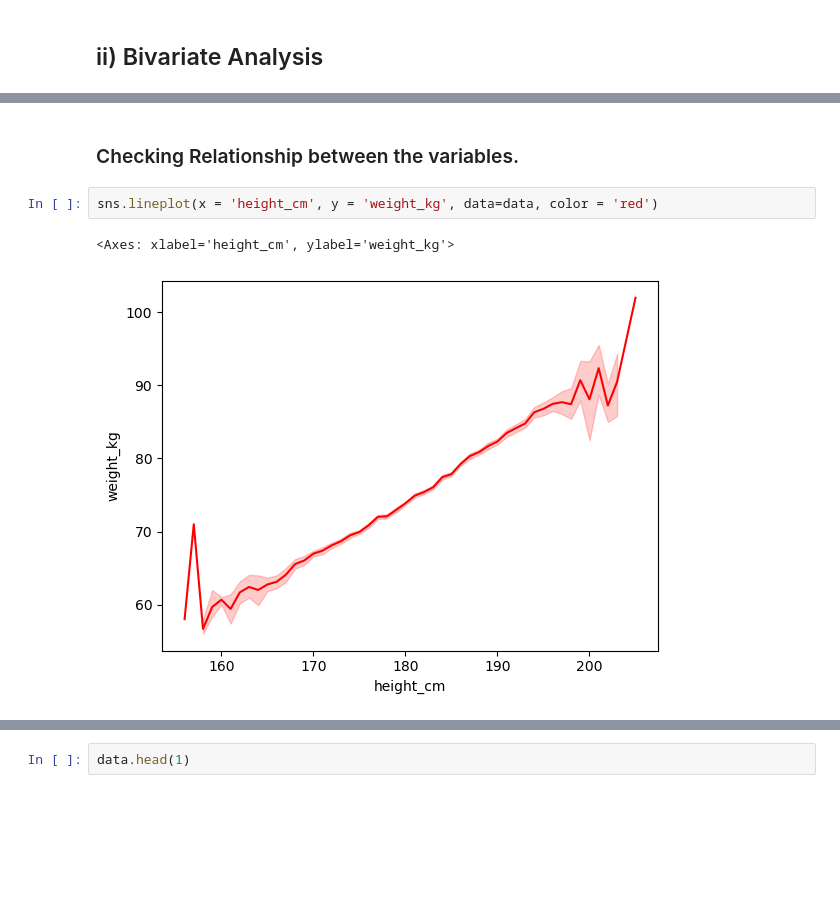
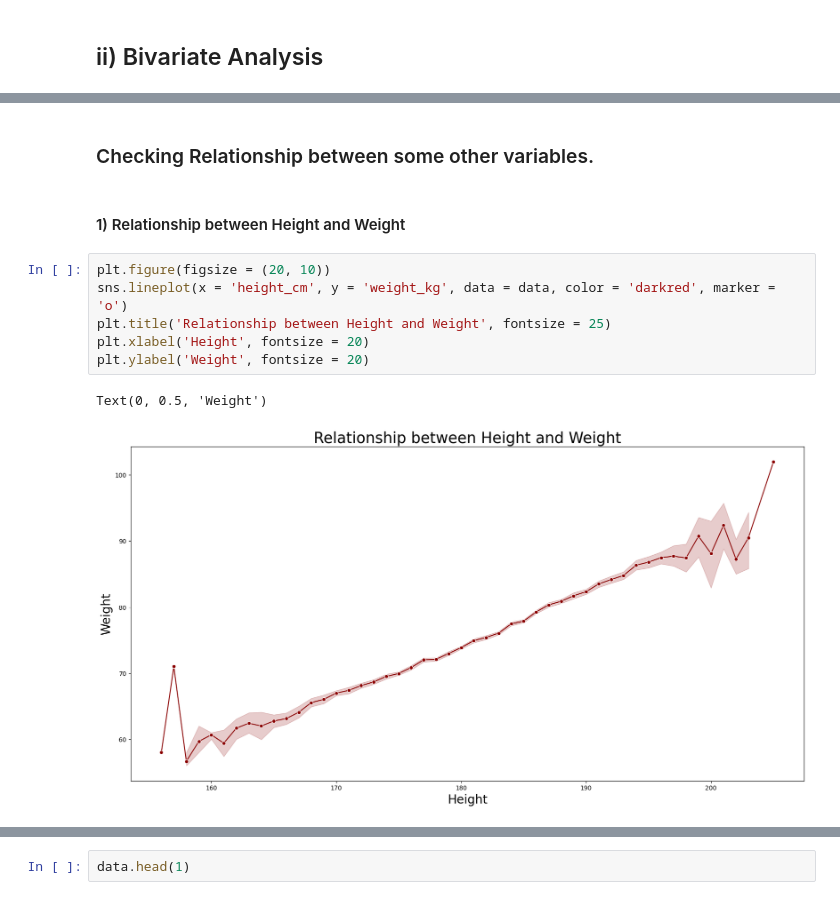
Before and after one commit to Keshav26022001/Projects, a Jupyter notebook: Fifa/Fifa_20.ipynb, the cells around one changed output, grey strips where cells are left out. Saved outputs shown, nothing was run; the diff lists cells and outputs as text; blank space fills up the shorter version.

```diff
--- a/Fifa/Fifa_20.ipynb
+++ b/Fifa/Fifa_20.ipynb
@@ -538,7 +570,13 @@ plt.show()
 # %% [markdown]
-### Checking Relationship between the variables.
+### Checking Relationship between some other variables.
-# %%
-sns.lineplot(x = 'height_cm', y = 'weight_kg', data=data, color = 'red')
-# %% [output]
-<Axes: xlabel='height_cm', ylabel='weight_kg'>
-[figure, removed]
+# %% [markdown]
+#### 1) Relationship between Height and Weight
+# %%
+plt.figure(figsize = (20, 10))
+sns.lineplot(x = 'height_cm', y = 'weight_kg', data = data, color = 'darkred', marker = 'o')
+plt.title('Relationship between Height and Weight', fontsize = 25)
+plt.xlabel('Height', fontsize = 20)
+plt.ylabel('Weight', fontsize = 20)
+# %% [output]
+Text(0, 0.5, 'Weight')
+[figure, added]
```
Also changed, not shown: parts of 8 cells of this notebook.
